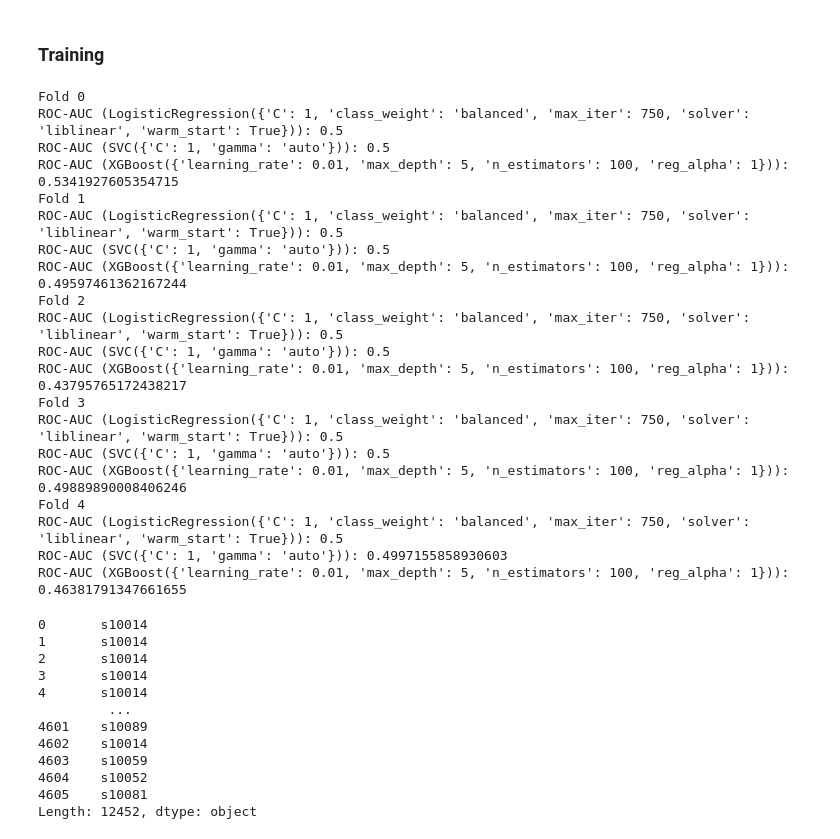
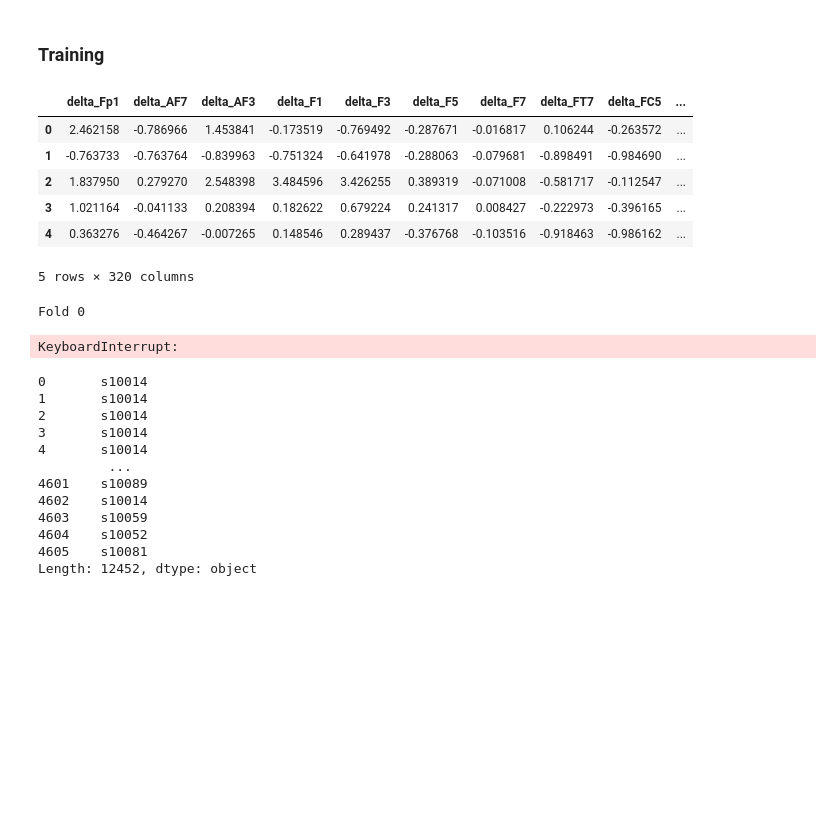
Before and after one commit to SinglePaper/BCI-Mind-Wandering, a Jupyter notebook: 2. Model training.ipynb, the cells around one changed output. Saved outputs shown, nothing was run; the diff lists cells and outputs as text; code cells hidden in the pictures; blank space fills up the shorter version.

Commit message:
Updated data loading

```diff
--- a/2. Model training.ipynb
+++ b/2. Model training.ipynb
@@ -52,13 +39,13 @@ np.random.seed(random_seed)
 # %% [markdown]
 ## Load Data
 # %%
-# Load data
-path = "data/preprocessed_oversample/data_channels_2000ms.pkl"
-data = pd.read_pickle(path).reset_index(drop=True)
-display(data.head())
+def load_data(path, channels=["delta", "theta", "alpha", "beta","gamma"]):
+    # Load data
+    data = pd.read_pickle(path).reset_index(drop=True)
 
-# Split data
-groups = data["subject"]
-X = data[[*data.columns][2:]].astype(float)
-y = data["is_mw"].astype(int)
-cv = StratifiedGroupKFold(n_splits=5, shuffle=True, random_state=random_seed)
+    # Split data
+    groups = data["subject"]
+    X = data[[column for column in data.columns if any(channel in column for channel in channels)]].astype(float)
+    y = data["is_mw"].astype(int)
+    cv = StratifiedGroupKFold(n_splits=5, shuffle=True, random_state=random_seed)
+    return X, y, cv
@@ -131,5 +110,18 @@ xgb_params = { # Why these?
 }
+# %%
+path = "data/preprocessed/data_channels_2000ms.pkl"
+X, y, cv = load_data(path) # This loads all columns. You can filter for specific columns by adding filter substrings to the 'channels' parameter list.
+X.head()
+# %% [output]
+|  | delta_Fp1 | delta_AF7 | delta_AF3 | delta_F1 | delta_F3 | delta_F5 | delta_F7 | delta_FT7 | delta_FC5 | ... |
+| 0 | 2.462158 | -0.786966 | 1.453841 | -0.173519 | -0.769492 | -0.287671 | -0.016817 | 0.106244 | -0.263572 | ... |
+| 1 | -0.763733 | -0.763764 | -0.839963 | -0.751324 | -0.641978 | -0.288063 | -0.079681 | -0.898491 | -0.984690 | ... |
+| 2 | 1.837950 | 0.279270 | 2.548398 | 3.484596 | 3.426255 | 0.389319 | -0.071008 | -0.581717 | -0.112547 | ... |
+| 3 | 1.021164 | -0.041133 | 0.208394 | 0.182622 | 0.679224 | 0.241317 | 0.008427 | -0.222973 | -0.396165 | ... |
+| 4 | 0.363276 | -0.464267 | -0.007265 | 0.148546 | 0.289437 | -0.376768 | -0.103516 | -0.918463 | -0.986162 | ... |
+5 rows × 320 columns
 # %%
+
 
 for fold, (train_idxs, test_idxs) in enumerate(cv.split(X, y, groups)):
     X_trainval, y_trainval = X.iloc[train_idxs].reset_index(drop=True), y[train_idxs].reset_index(drop=True)
@@ -138,17 +130,20 @@ for fold, (train_idxs, test_idxs) in enumerate(cv.split(X, y, groups)):
     groups_test = groups[test_idxs]
 
     print(f"Fold {fold}")
-    best_logreg_clf = train_logistic_regression(X_trainval, y_trainval, groups_train, parameters=lr_params)
-    perf_auc = roc_auc_score(y_test, best_logreg_clf.predict_proba(X_test)[:,1])
-    print(f"ROC-AUC (LogisticRegression({best_logreg_clf.best_params_})): {perf_auc}")
+    # best_logreg_clf = train_logistic_regression(X_trainval, y_trainval, groups_train, parameters=lr_params)
+    # perf_auc = roc_auc_score(y_test, best_logreg_clf.predict_proba(X_test)[:,1])
+    # perf_f1 = f1_score(y_test, best_logreg_clf.predict(X_test))
+    # print(f"LogisticRegression({best_logreg_clf.best_params_}): AUC={perf_auc}; F1={perf_f1}")
 
     best_svm_clf = train_svc(X_trainval, y_trainval, groups_train, parameters=svm_params)
     perf_auc = roc_auc_score(y_test, best_svm_clf.decision_function(X_test))
-    print(f"ROC-AUC (SVC({best_svm_clf.best_params_})): {perf_auc}")
+    perf_f1 = f1_score(y_test, best_svm_clf.predict(X_test))
+    print(f"SVC({best_svm_clf.best_params_}): AUC={perf_auc}; F1={perf_f1}")
 
-    best_xgb_clf = train_xgboost(X_trainval, y_trainval, groups_train, parameters=xgb_params)
-    perf_auc = roc_auc_score(y_test, best_xgb_clf.predict_proba(X_test)[:,1])
-    print(f"ROC-AUC (XGBoost({best_xgb_clf.best_params_})): {perf_auc}")
+    # best_xgb_clf = train_xgboost(X_trainval, y_trainval, groups_train, parameters=xgb_params)
+    # perf_auc = roc_auc_score(y_test, best_xgb_clf.predict_proba(X_test)[:,1])
+    # perf_f1 = f1_score(y_test, best_xgb_clf.predict(X_test))
+    # print(f"XGBoost({best_xgb_clf.best_params_}): AUC={perf_auc}; F1={perf_f1}")
     # print()
     # print("Fold :", fold)
     # print("TRAIN POSITIVE RATIO:", y[train_idxs].mean())
@@ -158,25 +153,7 @@ for fold, (train_idxs, test_idxs) in enumerate(cv.split(X, y, groups)):
     # print("TEST GROUPS         :", set(groups[test_idxs]))
 # %% [output]
 Fold 0
-ROC-AUC (LogisticRegression({'C': 1, 'class_weight': 'balanced', 'max_iter': 750, 'solver': 'liblinear', 'warm_start': True})): 0.5
-ROC-AUC (SVC({'C': 1, 'gamma': 'auto'})): 0.5
-ROC-AUC (XGBoost({'learning_rate': 0.01, 'max_depth': 5, 'n_estimators': 100, 'reg_alpha': 1})): 0.5341927605354715
-Fold 1
-ROC-AUC (LogisticRegression({'C': 1, 'class_weight': 'balanced', 'max_iter': 750, 'solver': 'liblinear', 'warm_start': True})): 0.5
-ROC-AUC (SVC({'C': 1, 'gamma': 'auto'})): 0.5
-ROC-AUC (XGBoost({'learning_rate': 0.01, 'max_depth': 5, 'n_estimators': 100, 'reg_alpha': 1})): 0.49597461362167244
-Fold 2
-ROC-AUC (LogisticRegression({'C': 1, 'class_weight': 'balanced', 'max_iter': 750, 'solver': 'liblinear', 'warm_start': True})): 0.5
-ROC-AUC (SVC({'C': 1, 'gamma': 'auto'})): 0.5
-ROC-AUC (XGBoost({'learning_rate': 0.01, 'max_depth': 5, 'n_estimators': 100, 'reg_alpha': 1})): 0.43795765172438217
-Fold 3
-ROC-AUC (LogisticRegression({'C': 1, 'class_weight': 'balanced', 'max_iter': 750, 'solver': 'liblinear', 'warm_start': True})): 0.5
-ROC-AUC (SVC({'C': 1, 'gamma': 'auto'})): 0.5
-ROC-AUC (XGBoost({'learning_rate': 0.01, 'max_depth': 5, 'n_estimators': 100, 'reg_alpha': 1})): 0.49889890008406246
-Fold 4
-ROC-AUC (LogisticRegression({'C': 1, 'class_weight': 'balanced', 'max_iter': 750, 'solver': 'liblinear', 'warm_start': True})): 0.5
-ROC-AUC (SVC({'C': 1, 'gamma': 'auto'})): 0.4997155858930603
-ROC-AUC (XGBoost({'learning_rate': 0.01, 'max_depth': 5, 'n_estimators': 100, 'reg_alpha': 1})): 0.46381791347661655
+KeyboardInterrupt:
 # %%
 groups_train = groups[train_idxs]
 groups_train
```
Also changed, not shown: parts of 7 cells of this notebook.
